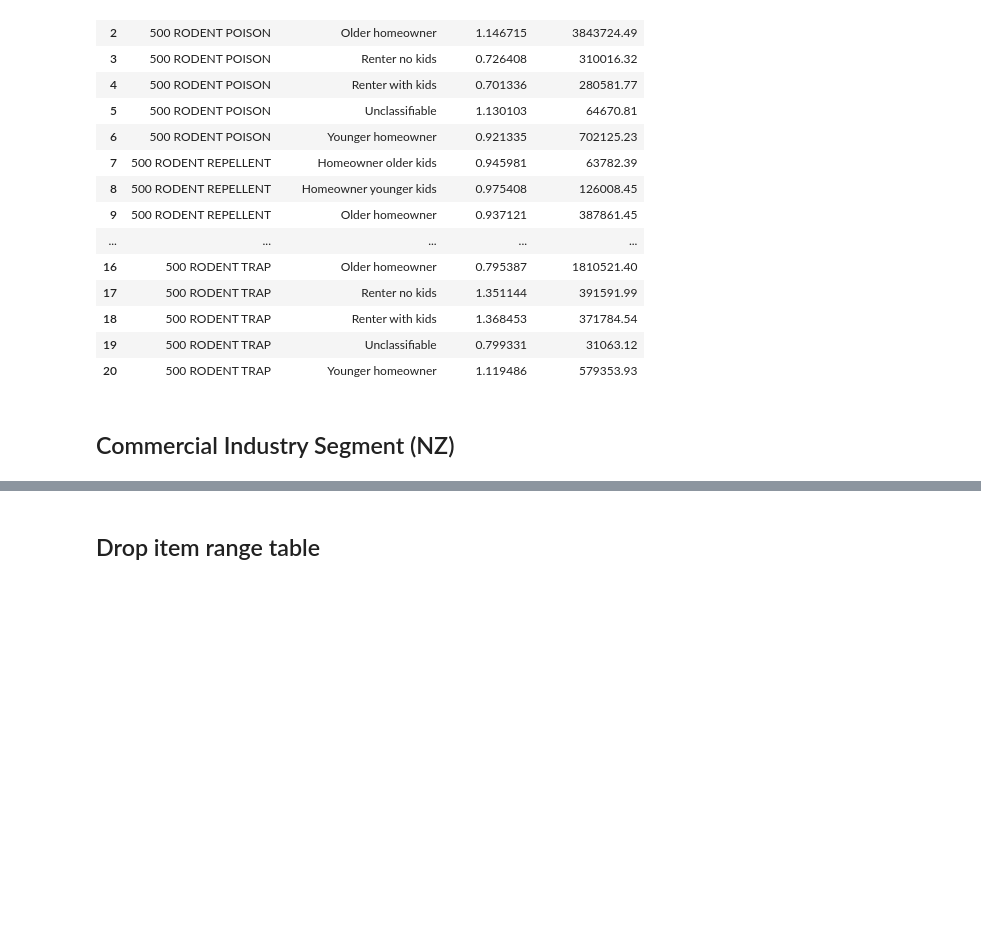
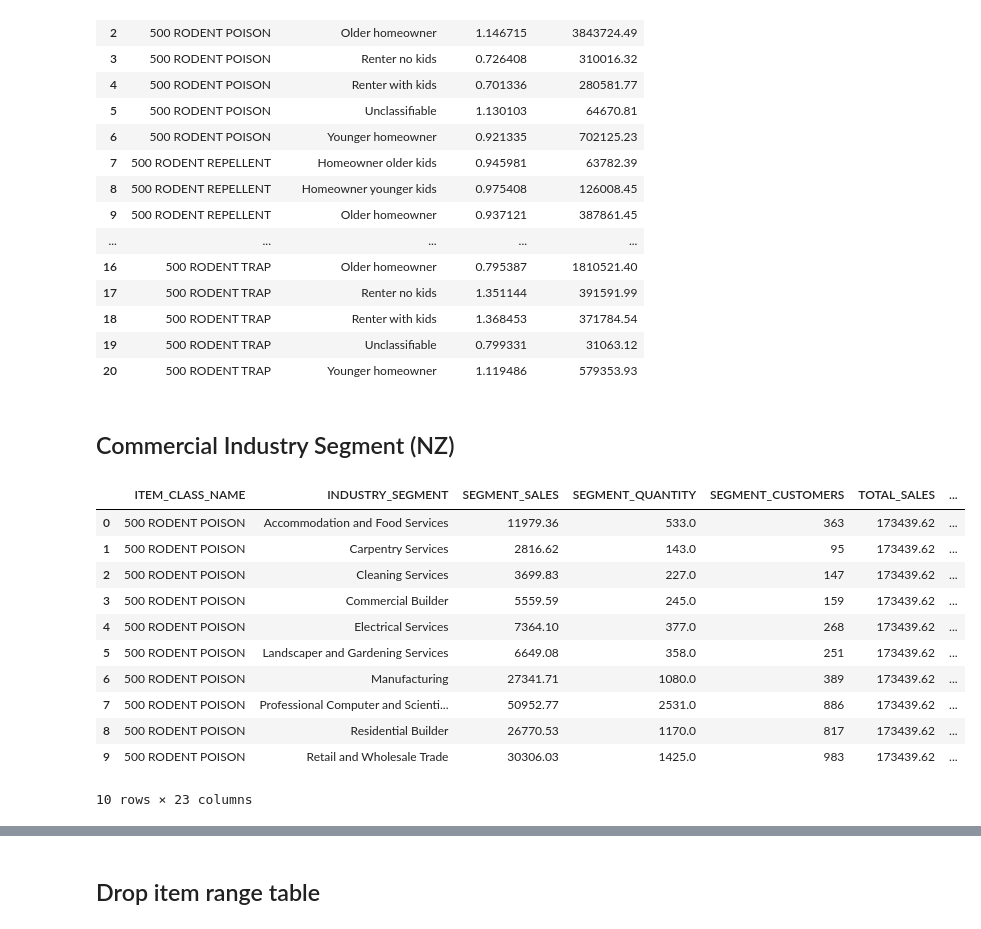
Before and after one commit to Meiji-Tran/Merch-Insights, a Jupyter notebook: NZ RR/400 RODENT PEST CONTROL/General insights/profiling.ipynb, the cells around one changed output, grey strips where cells are left out. Saved outputs shown, nothing was run; the diff lists cells and outputs as text; code cells hidden in the pictures; blank space fills up the shorter version.

```diff
--- a/NZ RR/400 RODENT PEST CONTROL/General insights/profiling.ipynb
+++ b/NZ RR/400 RODENT PEST CONTROL/General insights/profiling.ipynb
@@ -95,6 +111,21 @@ RPC_is = con.read_sql_file_into_pandas(
         'country' : 'NZ'
     }
 )
+# %%
+RPC_is.head(10)
+# %% [output]
+|  | ITEM_CLASS_NAME | INDUSTRY_SEGMENT | SEGMENT_SALES | SEGMENT_QUANTITY | SEGMENT_CUSTOMERS | TOTAL_SALES | ... |
+| 0 | 500 RODENT POISON | Accommodation and Food Services | 11979.36 | 533.0 | 363 | 173439.62 | ... |
+| 1 | 500 RODENT POISON | Carpentry Services | 2816.62 | 143.0 | 95 | 173439.62 | ... |
+| 2 | 500 RODENT POISON | Cleaning Services | 3699.83 | 227.0 | 147 | 173439.62 | ... |
+| 3 | 500 RODENT POISON | Commercial Builder | 5559.59 | 245.0 | 159 | 173439.62 | ... |
+| 4 | 500 RODENT POISON | Electrical Services | 7364.10 | 377.0 | 268 | 173439.62 | ... |
+| 5 | 500 RODENT POISON | Landscaper and Gardening Services | 6649.08 | 358.0 | 251 | 173439.62 | ... |
+| 6 | 500 RODENT POISON | Manufacturing | 27341.71 | 1080.0 | 389 | 173439.62 | ... |
+| 7 | 500 RODENT POISON | Professional Computer and Scienti... | 50952.77 | 2531.0 | 886 | 173439.62 | ... |
+| 8 | 500 RODENT POISON | Residential Builder | 26770.53 | 1170.0 | 817 | 173439.62 | ... |
+| 9 | 500 RODENT POISON | Retail and Wholesale Trade | 30306.03 | 1425.0 | 983 | 173439.62 | ... |
+10 rows × 23 columns
 # %%
 total_summary = RPC_is.groupby('ITEM_CLASS_NAME').agg(
     TOTAL_SALES_ALL_SEGMENTS=('TOTAL_SALES', 'first'),  # consistent within class
```
Also changed, not shown: parts of 7 cells of this notebook, 4 other files.
